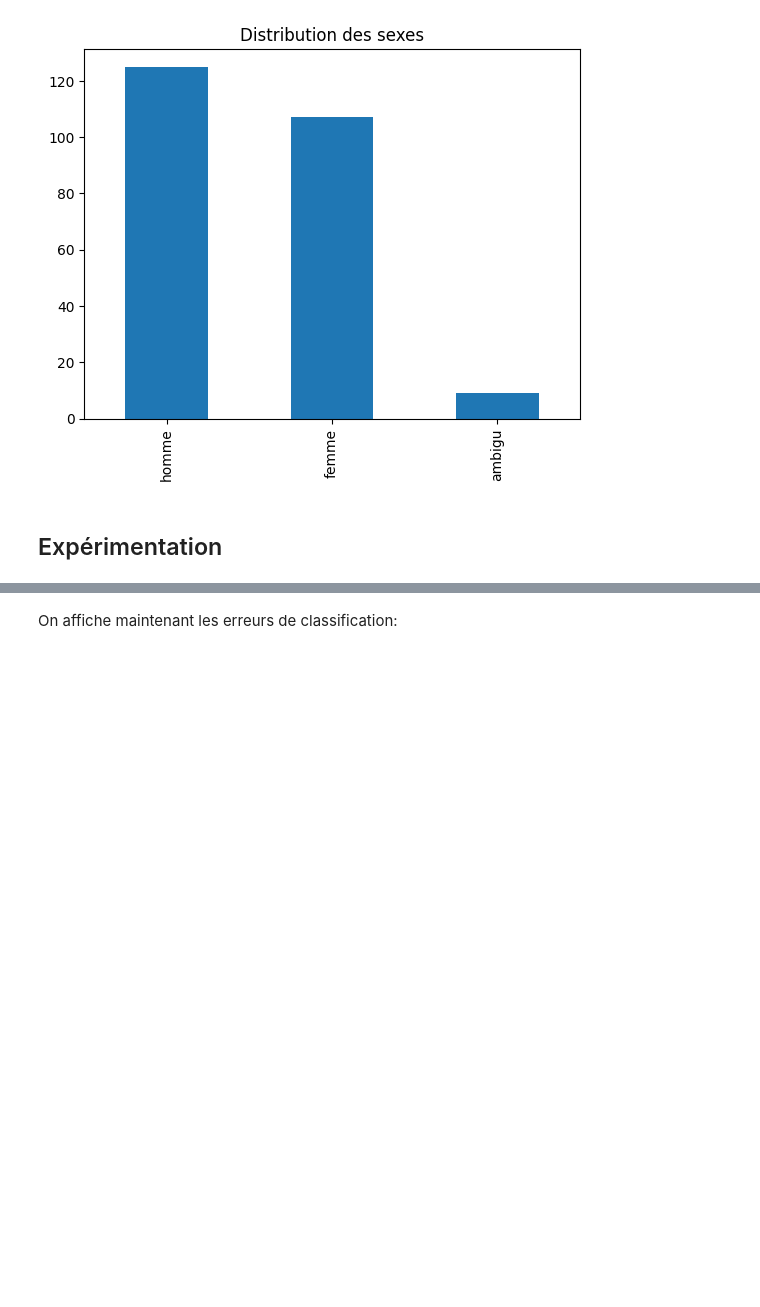
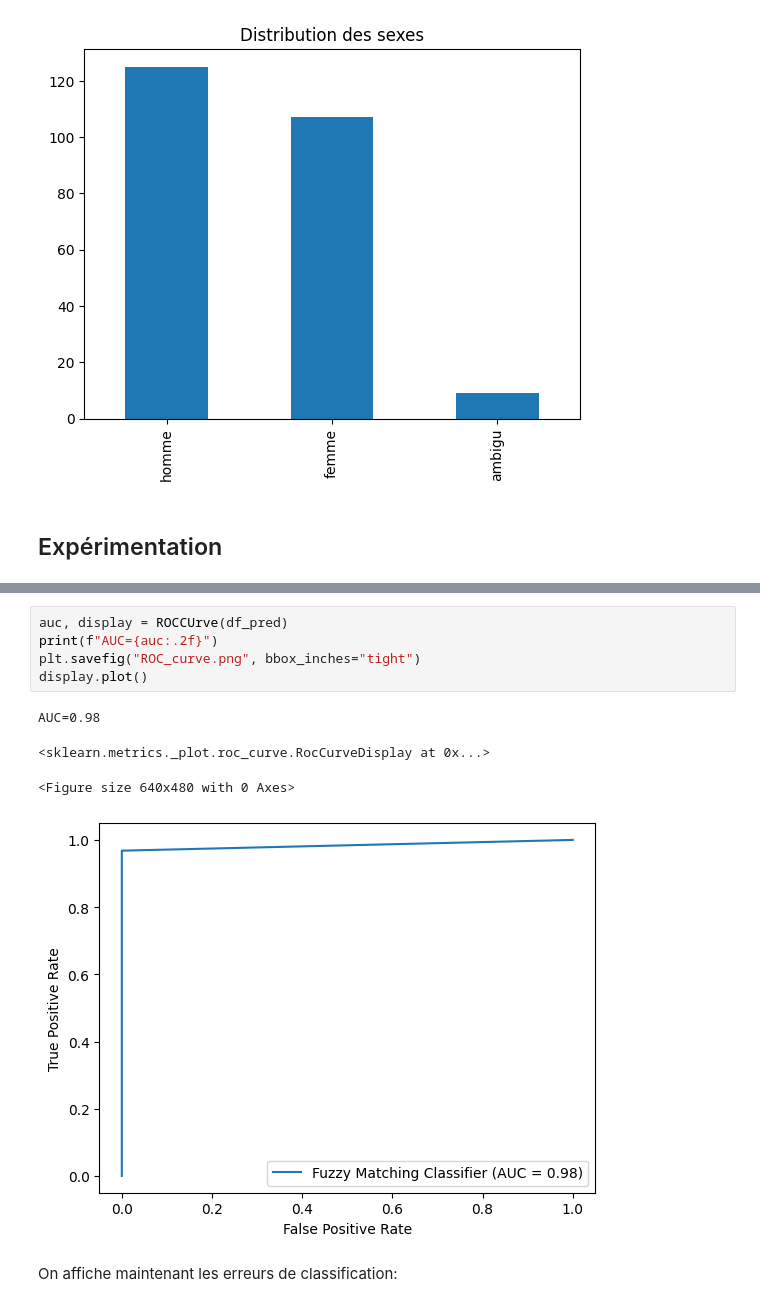
Before and after one commit to pbarbarant/nlp-ensae-2024, a Jupyter notebook: notebooks/classification.ipynb, the cells around one changed output, grey strips where cells are left out. Saved outputs shown, nothing was run; the diff lists cells and outputs as text; blank space fills up the shorter version.

```diff
--- a/notebooks/classification.ipynb
+++ b/notebooks/classification.ipynb
@@ -44,3 +48,13 @@ Temps d'exécution=0.89s
+# %%
+auc, display = ROCCUrve(df_pred)
+print(f"AUC={auc:.2f}")
+plt.savefig("ROC_curve.png", bbox_inches="tight")
+display.plot()
+# %% [output]
+AUC=0.98
+<sklearn.metrics._plot.roc_curve.RocCurveDisplay at 0x...>
+<Figure size 640x480 with 0 Axes>
+[figure, added]
 # %% [markdown]
 On affiche maintenant les erreurs de classification:
 # %%
```
Also changed, not shown: parts of 3 cells of this notebook.
